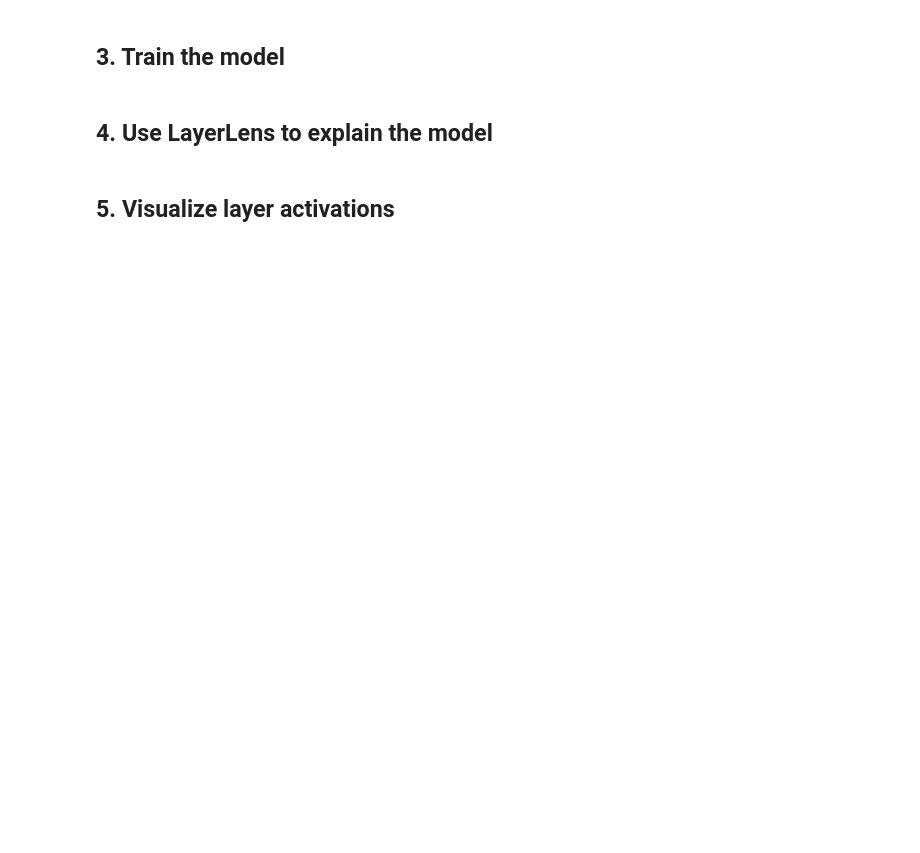
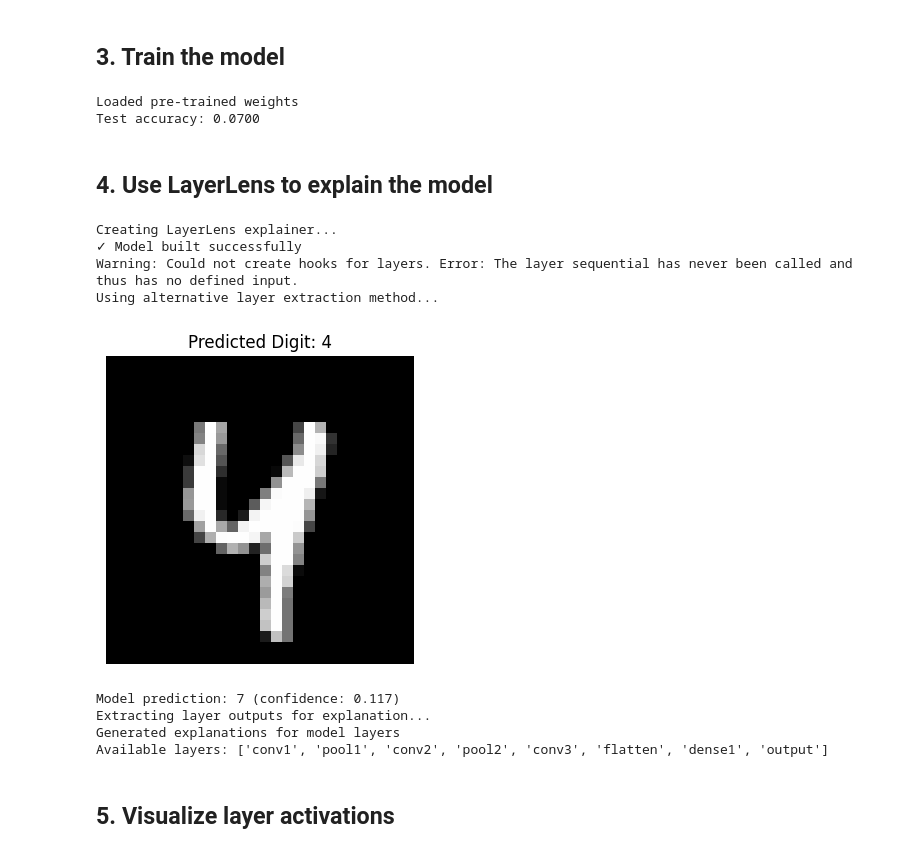
Before and after one commit to Fewinfos/LayerLens, a Jupyter notebook: examples/mnist_demo.ipynb, the cells around one changed output. Saved outputs shown, nothing was run; the diff lists cells and outputs as text; code cells hidden in the pictures; blank space fills up the shorter version.

Commit message:
initial execution successfull and working for example mnist

```diff
--- a/examples/mnist_demo.ipynb
+++ b/examples/mnist_demo.ipynb
@@ -61,38 +125,78 @@ model.summary()
 # %%
 # Train the model (or load pre-trained weights if available)
 try:
-    model.load_weights('mnist_cnn.h5')
+    model.save_weights('mnist_cnn.weights.h5')
     print("Loaded pre-trained weights")
 except:
     print("Training the model...")
-    model.fit(x_train, y_train, epochs=5, batch_size=64, validation_split=0.2)
-    model.save_weights('mnist_cnn.h5')
+    history = model.fit(x_train[:1000], y_train[:1000],
+                       epochs=3, batch_size=32,
+                       validation_split=0.2, verbose=1)
+    model.save_weights('mnist_cnn.weights.h5')
+    print("Model training completed and weights saved")
 
 # Evaluate the model
-test_loss, test_acc = model.evaluate(x_test, y_test)
+test_loss, test_acc = model.evaluate(x_test[:100], y_test[:100], verbose=0)
 print(f'Test accuracy: {test_acc:.4f}')
+# %% [output]
+Loaded pre-trained weights
+Test accuracy: 0.0700
 # %% [markdown]
 ## 4. Use LayerLens to explain the model
 # %%
 # Create a LayerLens explainer
-explainer = ll.Explainer(model)
+print("Creating LayerLens explainer...")
+
+# Build the model first to ensure it's properly initialized
+# This is required for Keras 3.x Sequential models
+_ = model(x_test[:1], training=False)  # Call model directly to build it
+print("✓ Model built successfully")
+
+explainer = ll.Explainer(model, surrogate_type='tree')
 
 # Select a sample image to explain
 sample_idx = 42
 sample_image = x_test[sample_idx:sample_idx+1]
 sample_label = np.argmax(y_test[sample_idx])
 
 # Display the sample image
-plt.figure(figsize=(3, 3))
+plt.figure(figsize=(4, 4))
 plt.imshow(sample_image[0, :, :, 0], cmap='gray')
-plt.title(f"Digit: {sample_label}")
+plt.title(f"Predicted Digit: {sample_label}")
 plt.axis('off')
 plt.show()
 
+# Make prediction with the model
+prediction = model.predict(sample_image, verbose=0)
+predicted_class = np.argmax(prediction)
+confidence = np.max(prediction)
+
+print(f"Model prediction: {predicted_class} (confidence: {confidence:.3f})")
+
+# Generate explanations for multiple samples to build better surrogates
+print("Extracting layer outputs for explanation...")
+n_explain_samples = 50
+explain_indices = np.random.choice(len(x_test), n_explain_samples, replace=False)
+explain_data = x_test[explain_indices]
+
 # Generate explanations
-explanations = explainer.explain(sample_image)
+explanations = explainer.explain(explain_data)
 
-print(f"Generated explanations for {len(explanations.layer_explanations)} layers")
+print(f"Generated explanations for model layers")
+if hasattr(explanations, 'layer_explanations'):
+    print(f"Available layers: {list(explanations.layer_explanations.keys())}")
+else:
+    print(f"Explanation keys: {list(explanations.keys()) if isinstance(explanations, dict) else 'N/A'}")
+# %% [output]
+Creating LayerLens explainer...
+✓ Model built successfully
+Warning: Could not create hooks for layers. Error: The layer sequential has never been called and thus has no defined input.
+Using alternative layer extraction method...
+[figure, added]
+Model prediction: 7 (confidence: 0.117)
+Extracting layer outputs for explanation...
+Generated explanations for model layers
+Available layers: ['conv1', 'pool1', 'conv2', 'pool2', 'conv3', 'flatten', 'dense1', 'output']
 # %% [markdown]
 ## 5. Visualize layer activations
 # %%
```
Also changed, not shown: parts of 12 cells of this notebook, 16 other files.
